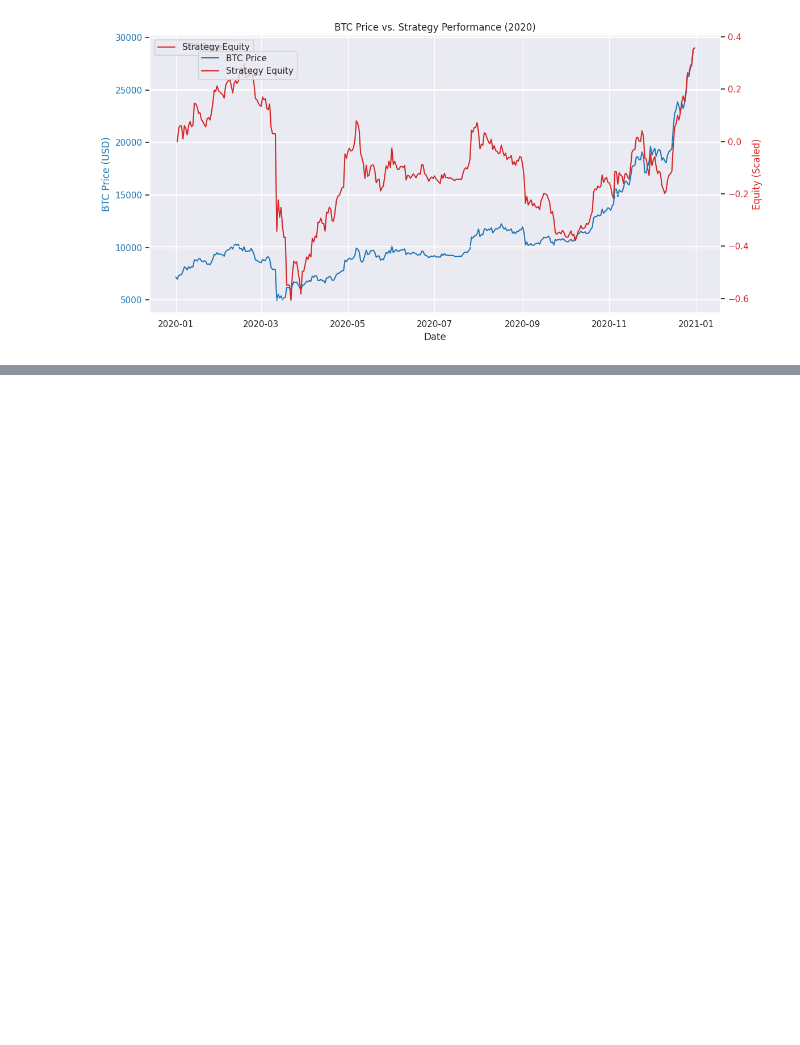
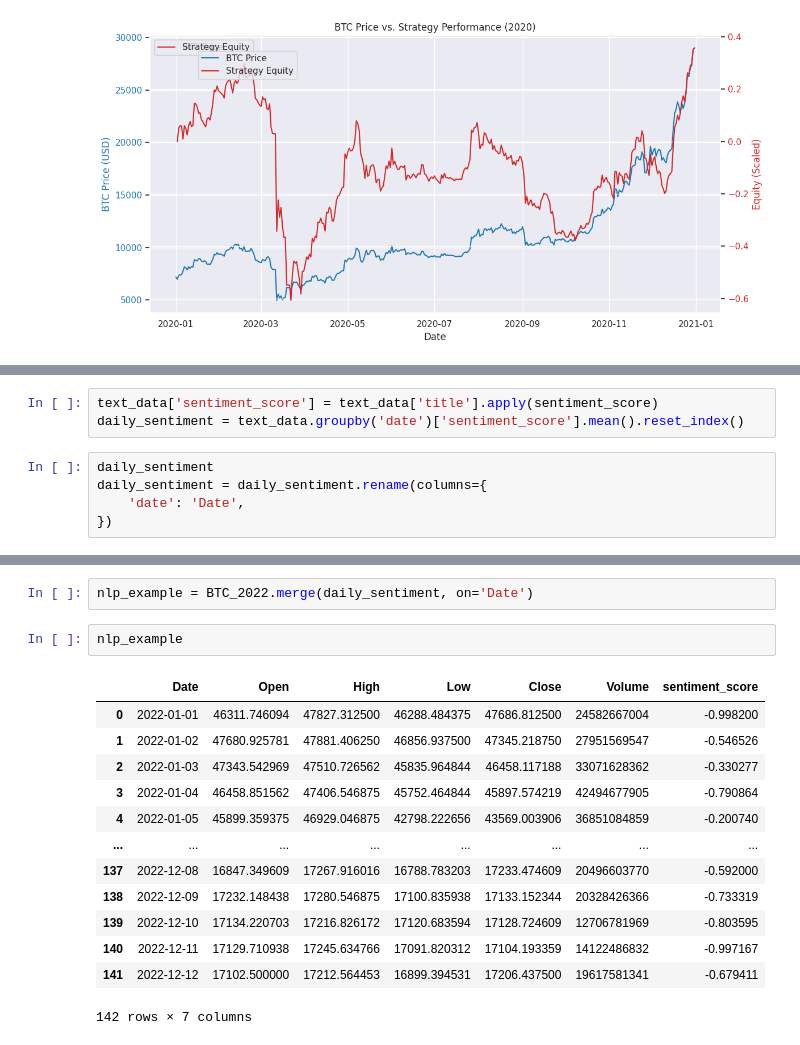
Before and after one commit to adamarbain/ichiboss-, a Jupyter notebook: backtesting_framework/temp.ipynb, the cells around one changed output, grey strips where cells are left out. Cells and saved outputs as stored; diff of their text form; blank space fills up the shorter version.

```diff
--- a/backtesting_framework/temp.ipynb
+++ b/backtesting_framework/temp.ipynb
@@ -261,0 +303,8 @@ plt.show()
+# %%
+text_data['sentiment_score'] = text_data['title'].apply(sentiment_score)
+daily_sentiment = text_data.groupby('date')['sentiment_score'].mean().reset_index()
+# %%
+daily_sentiment
+daily_sentiment = daily_sentiment.rename(columns={
+    'date': 'Date',
+})
@@ -261,0 +318,18 @@ plt.show()
+# %%
+nlp_example = BTC_2022.merge(daily_sentiment, on='Date')
+# %%
+nlp_example
+# %% [output]
+|  | Date | Open | High | Low | Close | Volume | sentiment_score |
+| 0 | 2022-01-01 | 46311.746094 | 47827.312500 | 46288.484375 | 47686.812500 | 24582667004 | -0.998200 |
+| 1 | 2022-01-02 | 47680.925781 | 47881.406250 | 46856.937500 | 47345.218750 | 27951569547 | -0.546526 |
+| 2 | 2022-01-03 | 47343.542969 | 47510.726562 | 45835.964844 | 46458.117188 | 33071628362 | -0.330277 |
+| 3 | 2022-01-04 | 46458.851562 | 47406.546875 | 45752.464844 | 45897.574219 | 42494677905 | -0.790864 |
+| 4 | 2022-01-05 | 45899.359375 | 46929.046875 | 42798.222656 | 43569.003906 | 36851084859 | -0.200740 |
+| ... | ... | ... | ... | ... | ... | ... | ... |
+| 137 | 2022-12-08 | 16847.349609 | 17267.916016 | 16788.783203 | 17233.474609 | 20496603770 | -0.592000 |
+| 138 | 2022-12-09 | 17232.148438 | 17280.546875 | 17100.835938 | 17133.152344 | 20328426366 | -0.733319 |
+| 139 | 2022-12-10 | 17134.220703 | 17216.826172 | 17120.683594 | 17128.724609 | 12706781969 | -0.803595 |
+| 140 | 2022-12-11 | 17129.710938 | 17245.634766 | 17091.820312 | 17104.193359 | 14122486832 | -0.997167 |
+| 141 | 2022-12-12 | 17102.500000 | 17212.564453 | 16899.394531 | 17206.437500 | 19617581341 | -0.679411 |
+142 rows × 7 columns
```
Also changed, not shown: parts of 11 cells of this notebook, 1 other file.
